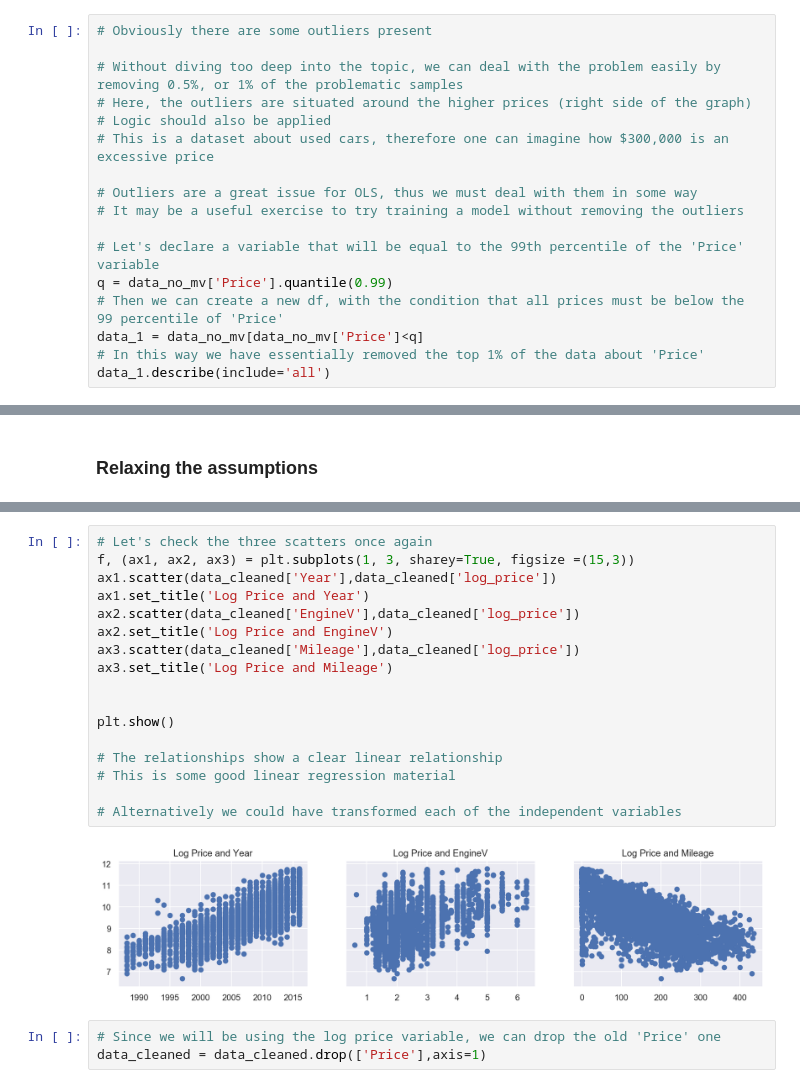
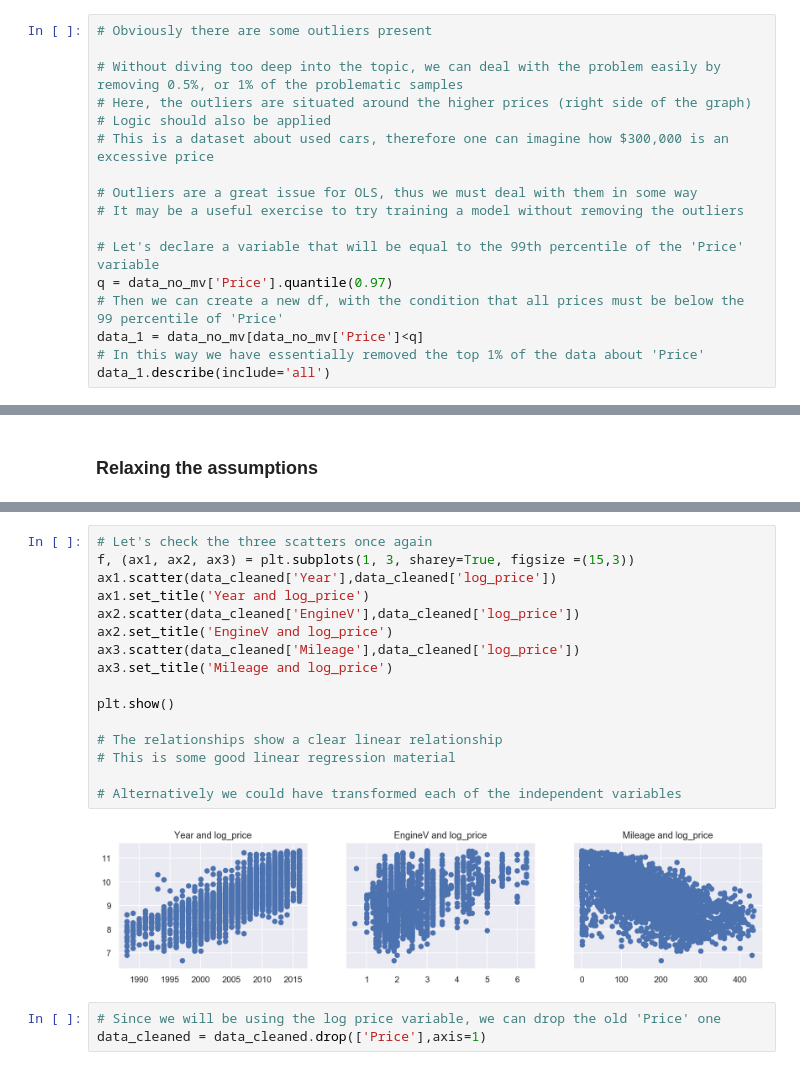
Before and after one commit to liyi54/regressions, a Jupyter notebook: Practical Example Linear Regression - Model Improvement.ipynb, the cells around one changed output, grey strips where cells are left out. Drawn from its saved outputs; the diff is of its cells as text.

```diff
--- a/Practical Example Linear Regression - Model Improvement.ipynb
+++ b/Practical Example Linear Regression - Model Improvement.ipynb
@@ -137,7 +137,7 @@ sns.distplot(data_no_mv['Price'])
 # It may be a useful exercise to try training a model without removing the outliers
 
 # Let's declare a variable that will be equal to the 99th percentile of the 'Price' variable
-q = data_no_mv['Price'].quantile(0.99)
+q = data_no_mv['Price'].quantile(0.97)
 # Then we can create a new df, with the condition that all prices must be below the 99 percentile of 'Price'
 data_1 = data_no_mv[data_no_mv['Price']<q]
 # In this way we have essentially removed the top 1% of the data about 'Price'
@@ -306,22 +300,21 @@ data_cleaned
 # %%
 # Let's check the three scatters once again
 f, (ax1, ax2, ax3) = plt.subplots(1, 3, sharey=True, figsize =(15,3))
 ax1.scatter(data_cleaned['Year'],data_cleaned['log_price'])
-ax1.set_title('Log Price and Year')
+ax1.set_title('Year and log_price')
 ax2.scatter(data_cleaned['EngineV'],data_cleaned['log_price'])
-ax2.set_title('Log Price and EngineV')
+ax2.set_title('EngineV and log_price')
 ax3.scatter(data_cleaned['Mileage'],data_cleaned['log_price'])
-ax3.set_title('Log Price and Mileage')
-
+ax3.set_title('Mileage and log_price')
 
 plt.show()
 
 # The relationships show a clear linear relationship
 # This is some good linear regression material
 
 # Alternatively we could have transformed each of the independent variables
 # %% [output]
-[figure, old version]
+[figure, new version]
 # %%
 # Since we will be using the log price variable, we can drop the old 'Price' one
 data_cleaned = data_cleaned.drop(['Price'],axis=1)
```
Also changed, not shown: parts of 30 cells of this notebook.
